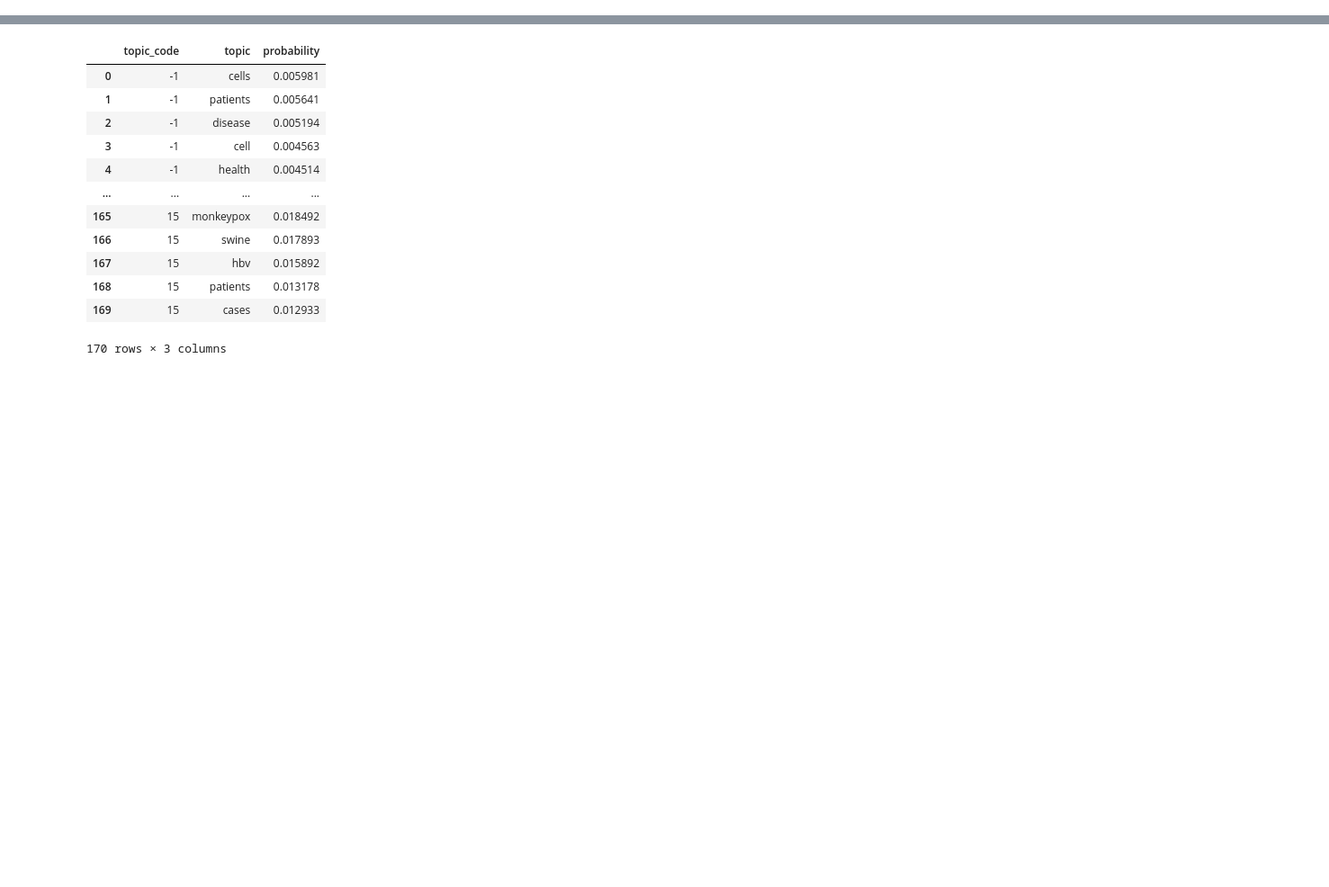
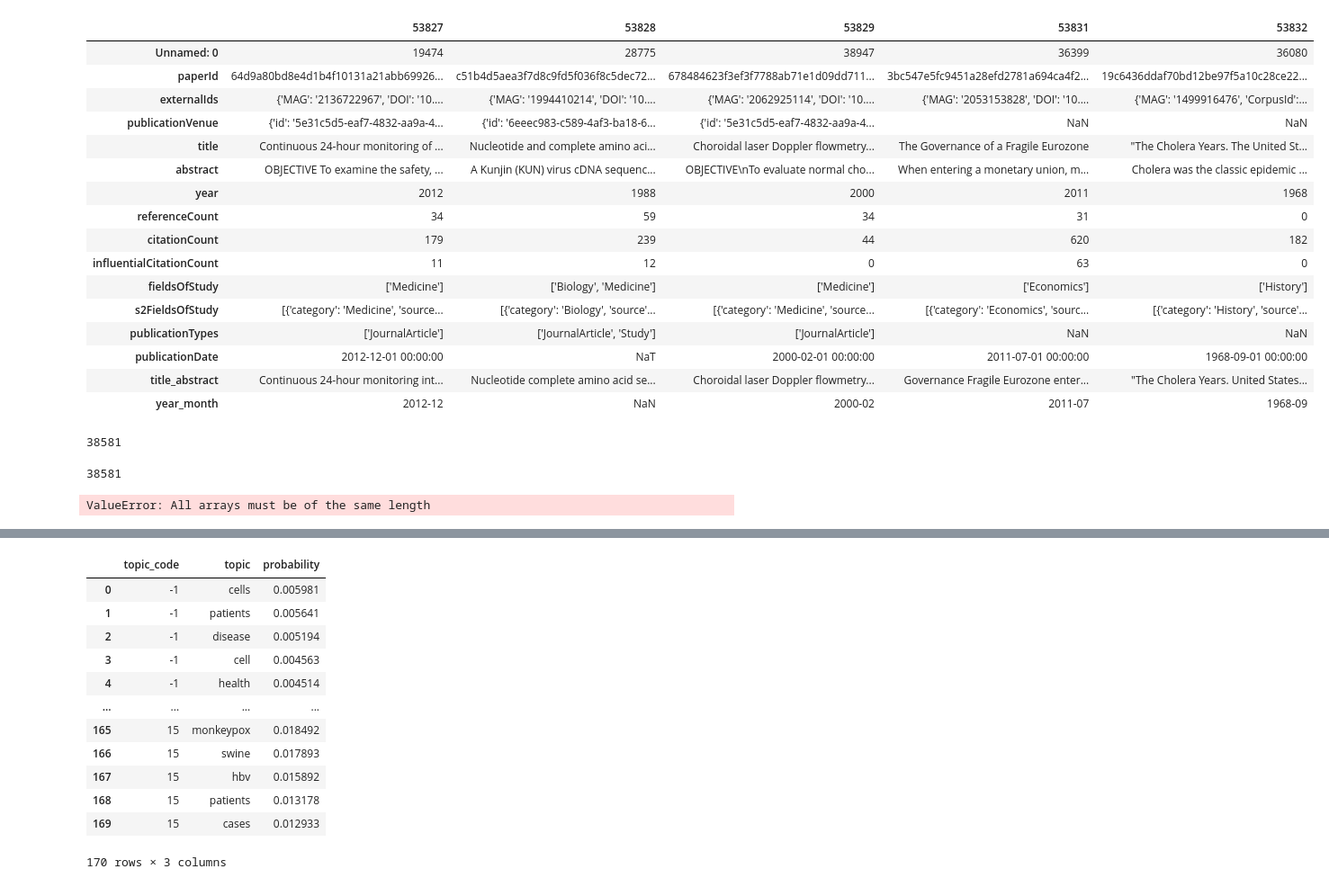
Before and after one commit to KutlualpTazefidan/convergence_oracle, a Jupyter notebook: CodeBase/0_2_0_bergtopic_analysis_and_sql.ipynb, the cells around one changed output, grey strips where cells are left out. Shown at 90% size. Cells and saved outputs as stored; diff of their text form; code cells hidden in the pictures; blank space fills up the shorter version.

```diff
--- a/CodeBase/0_2_0_bergtopic_analysis_and_sql.ipynb
+++ b/CodeBase/0_2_0_bergtopic_analysis_and_sql.ipynb
@@ -31,0 +45,14 @@ Step 3/4: CREATING TOPIC PROBA ...
+# %%
+%reset -f
+# Nature
+aws_raw_data_table = 'Nature_1869_2023'
+aws_vectorized_data_table = 'topified_vectorized_Nature_1869_2023'
+aws_topic_proba_data_table = 'topic_proba_data_Nature_1869_2023'
+model_name = 'model_Nature_1869_2023'
+
+## run bertopic analysis
+## run bertopic visualization data
+from custom_functions import bertopic_addons as cfc
+# %%
+
+cfc.run_bertopic_model_push_SQLdata(aws_raw_data_table, aws_vectorized_data_table, aws_topic_proba_data_table, model_name)
@@ -31,0 +82,11 @@ Step 3/4: CREATING TOPIC PROBA ...
+# %%
+import pandas as pd
+from custom_functions import bertopic_addons as cfc
+raw_df_1896_2023 = pd.read_csv('./data/Science1900_2023.csv')
+df_1896_2023 = cfc.cleaning_data_from_sql(raw_df_1896_2023)
+
+vectorized_df_1896_2023 = pd.read_csv('./data/topified_vectorized_Science1900_2023.csv')
+topified_df_1896_2023 = pd.read_csv('./data/topic_proba_data_Science1900_2023.csv')
+min_topic_size = 50
+fine_tune_label = False
+ngram = 3
@@ -31,0 +157,4 @@ Step 3/4: CREATING TOPIC PROBA ...
+# %%
+df_1896_2023['publicationDate'] = pd.to_datetime(df_1896_2023['publicationDate'])
+# df_1896_2023['year_month'] = df_1896_2023['publicationDate'].dt.strftime('%Y-%m')
+df_1896_2023.info()
@@ -31,0 +179,20 @@ Step 3/4: CREATING TOPIC PROBA ...
+# %%
+df_1896_2023.tail(5).T
+# %% [output]
+|  | 53827 | 53828 | 53829 | 53831 | 53832 |
+| Unnamed: 0 | 19474 | 28775 | 38947 | 36399 | 36080 |
+| paperId | 64d9a80bd8e4d1b4f10131a21abb69926... | c51b4d5aea3f7d8c9fd5f036f8c5dec72... | 678484623f3ef3f7788ab71e1d09dd711... | 3bc547e5fc9451a28efd2781a694ca4f2... | 19c6436ddaf70bd12be97f5a10c28ce22... |
+| externalIds | {'MAG': '2136722967', 'DOI': '10.... | {'MAG': '1994410214', 'DOI': '10.... | {'MAG': '2062925114', 'DOI': '10.... | {'MAG': '2053153828', 'DOI': '10.... | {'MAG': '1499916476', 'CorpusId':... |
+| publicationVenue | {'id': '5e31c5d5-eaf7-4832-aa9a-4... | {'id': '6eeec983-c589-4af3-ba18-6... | {'id': '5e31c5d5-eaf7-4832-aa9a-4... | NaN | NaN |
+| title | Continuous 24-hour monitoring of ... | Nucleotide and complete amino aci... | Choroidal laser Doppler flowmetry... | The Governance of a Fragile Eurozone | "The Cholera Years. The United St... |
+| abstract | OBJECTIVE To examine the safety, ... | A Kunjin (KUN) virus cDNA sequenc... | OBJECTIVE\nTo evaluate normal cho... | When entering a monetary union, m... | Cholera was the classic epidemic ... |
+| year | 2012 | 1988 | 2000 | 2011 | 1968 |
+| referenceCount | 34 | 59 | 34 | 31 | 0 |
+| citationCount | 179 | 239 | 44 | 620 | 182 |
+| influentialCitationCount | 11 | 12 | 0 | 63 | 0 |
+| fieldsOfStudy | ['Medicine'] | ['Biology', 'Medicine'] | ['Medicine'] | ['Economics'] | ['History'] |
+| s2FieldsOfStudy | [{'category': 'Medicine', 'source... | [{'category': 'Biology', 'source'... | [{'category': 'Medicine', 'source... | [{'category': 'Economics', 'sourc... | [{'category': 'History', 'source'... |
+| publicationTypes | ['JournalArticle'] | ['JournalArticle', 'Study'] | ['JournalArticle'] | NaN | NaN |
+| publicationDate | 2012-12-01 00:00:00 | NaT | 2000-02-01 00:00:00 | 2011-07-01 00:00:00 | 1968-09-01 00:00:00 |
+| title_abstract | Continuous 24-hour monitoring int... | Nucleotide complete amino acid se... | Choroidal laser Doppler flowmetry... | Governance Fragile Eurozone enter... | "The Cholera Years. United States... |
+| year_month | 2012-12 | NaN | 2000-02 | 2011-07 | 1968-09 |
@@ -31,0 +202,12 @@ Step 3/4: CREATING TOPIC PROBA ...
+# %%
+len(docs)
+# %% [output]
+38581
+# %%
+len(year)
+# %% [output]
+38581
+# %%
+topics_over_time = loaded_model.topics_over_time(docs,year)
+# %% [output]
+ValueError: All arrays must be of the same length
```
Also changed, not shown: parts of 18 cells of this notebook, 4 other files.
